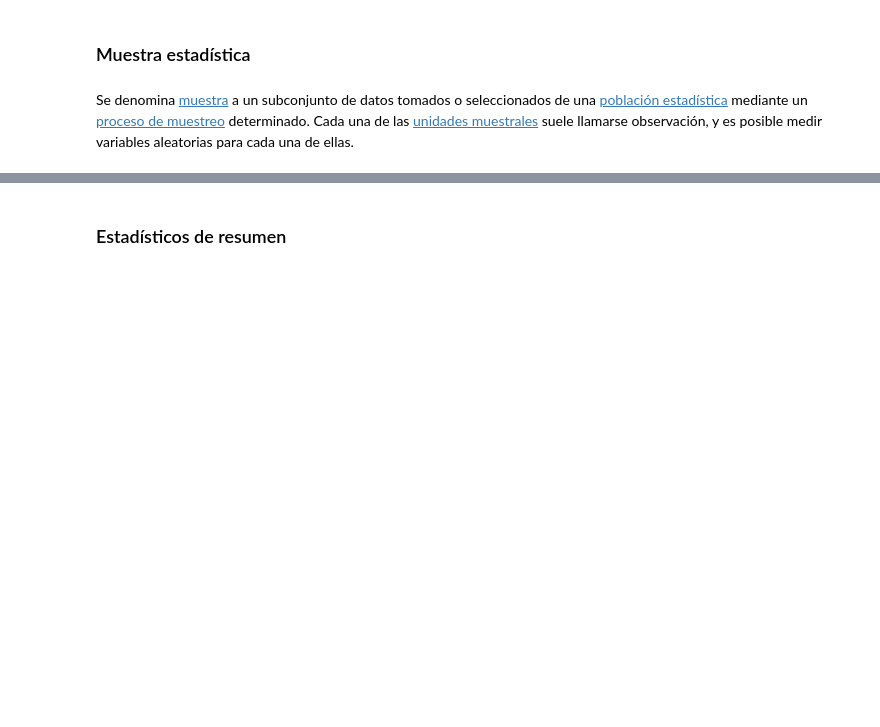
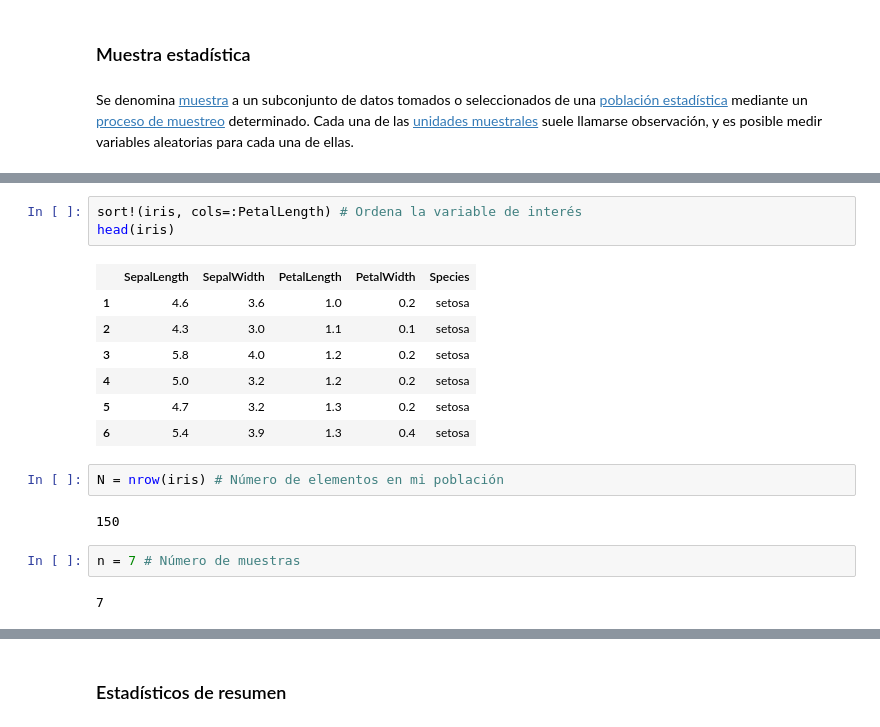
Before and after one commit to diegozea/AnalisisDeDatosCualitativos.jl, a Jupyter notebook: material/I.2.AnalisisDescriptivoDeDatos.ipynb, the cells around one changed output, grey strips where cells are left out. Drawn from its saved outputs; the diff is of its cells as text; blank space fills up the shorter version.

```diff
--- a/material/I.2.AnalisisDescriptivoDeDatos.ipynb
+++ b/material/I.2.AnalisisDescriptivoDeDatos.ipynb
@@ -18,0 +71,19 @@ Se denomina <a href="https://en.wikipedia.org/wiki/Sample_(statistics)">muestra<
+# %%
+sort!(iris, cols=:PetalLength) # Ordena la variable de interés
+head(iris)
+# %% [output]
+|  | SepalLength | SepalWidth | PetalLength | PetalWidth | Species |
+| 1 | 4.6 | 3.6 | 1.0 | 0.2 | setosa |
+| 2 | 4.3 | 3.0 | 1.1 | 0.1 | setosa |
+| 3 | 5.8 | 4.0 | 1.2 | 0.2 | setosa |
+| 4 | 5.0 | 3.2 | 1.2 | 0.2 | setosa |
+| 5 | 4.7 | 3.2 | 1.3 | 0.2 | setosa |
+| 6 | 5.4 | 3.9 | 1.3 | 0.4 | setosa |
+# %%
+N = nrow(iris) # Número de elementos en mi población
+# %% [output]
+150
+# %%
+n = 7 # Número de muestras
+# %% [output]
+7
```
Also changed, not shown: parts of 34 cells of this notebook.
